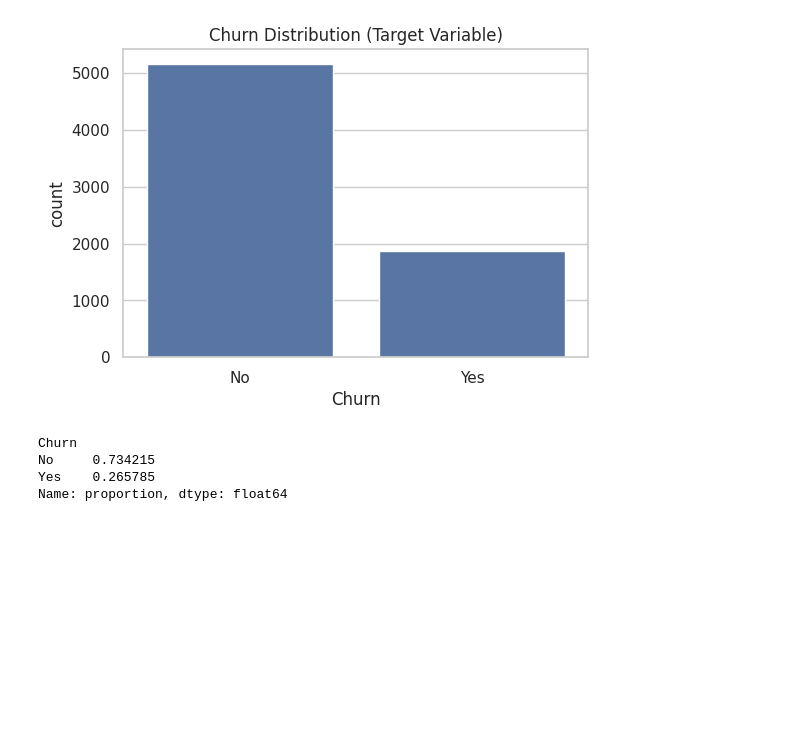
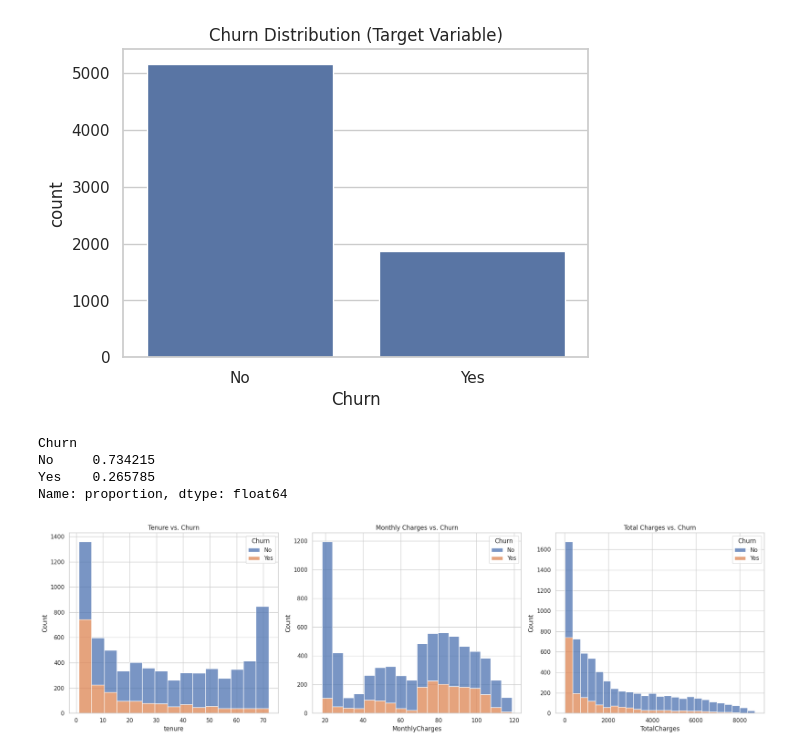
Before and after one commit to avindumihisara0229-code/telco-churn-project, a Jupyter notebook: telco_churn_analysis.ipynb, the cells around one changed output. Drawn from its saved outputs; the diff is of its cells as text; code cells hidden in the pictures; blank space fills up the shorter version.

```diff
--- a/telco_churn_analysis.ipynb
+++ b/telco_churn_analysis.ipynb
@@ -152,3 +152,23 @@ Churn
 No     0.734215
 Yes    0.265785
 Name: proportion, dtype: float64
+# %%
+# Plot numerical features
+fig, axes = plt.subplots(1, 3, figsize=(20, 6))
+
+# Tenure vs. Churn
+sns.histplot(data=df, x='tenure', hue='Churn', multiple='stack', ax=axes[0])
+axes[0].set_title('Tenure vs. Churn')
+
+# MonthlyCharges vs. Churn
+sns.histplot(data=df, x='MonthlyCharges', hue='Churn', multiple='stack', ax=axes[1])
+axes[1].set_title('Monthly Charges vs. Churn')
+
+# TotalCharges vs. Churn
+sns.histplot(data=df, x='TotalCharges', hue='Churn', multiple='stack', ax=axes[2])
+axes[2].set_title('Total Charges vs. Churn')
+
+plt.tight_layout()
+plt.show()
+# %% [output]
+[figure, added]
```
Also changed, not shown: parts of 3 cells of this notebook.
